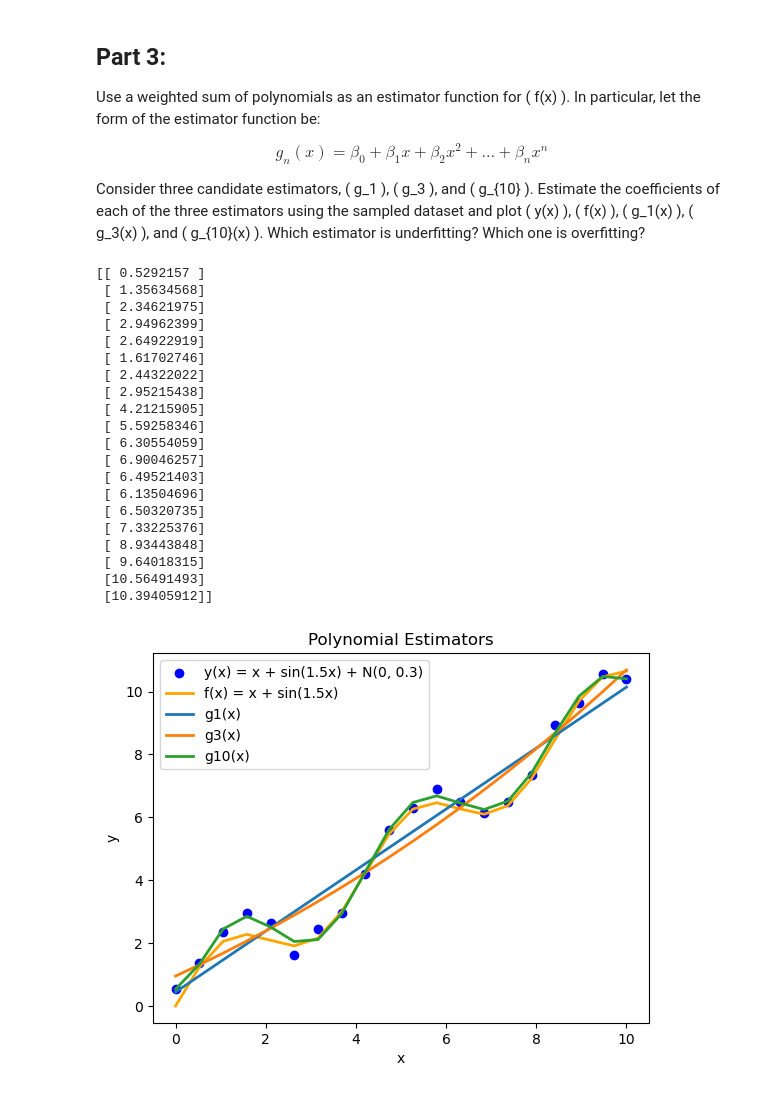
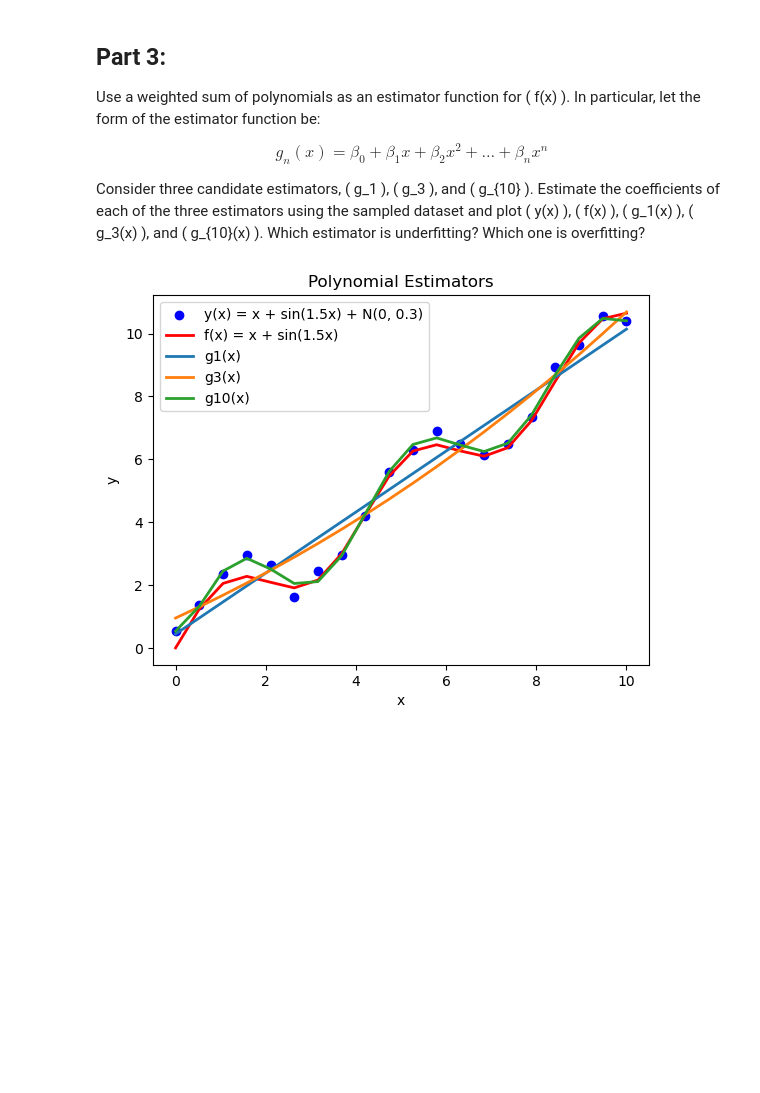
Before and after one commit to hassanazhar/COMS6998, a Jupyter notebook: Homework1/Problem1/Problem1.ipynb, the cells around one changed output. Drawn from its saved outputs; the diff is of its cells as text; code cells hidden in the pictures; blank space fills up the shorter version.

```diff
--- a/Homework1/Problem1/Problem1.ipynb
+++ b/Homework1/Problem1/Problem1.ipynb
@@ -75,58 +75,32 @@ Consider three candidate estimators, \( g_1 \), \( g_3 \), and \( g_{10} \). Est
 # %%
 import numpy as np
 import matplotlib.pyplot as plt
 
 from sklearn.preprocessing import PolynomialFeatures
 from sklearn.linear_model import LinearRegression
 from sklearn.pipeline import make_pipeline
 
 degrees = [1, 3, 10]
 np.random.seed(0)
 x = np.linspace(0, 10, 20)
 x = x[:, np.newaxis]
 y = x + np.sin(1.5 * x) + np.random.normal(0, 0.3, size=x.shape)
-print(y)
 f_x = x + np.sin(1.5 * x)
 
 plt.scatter(x, y, label="y(x) = x + sin(1.5x) + N(0, 0.3)", color='blue')
-plt.plot(x, f_x, label="f(x) = x + sin(1.5x)", color='orange', linewidth=2)
+plt.plot(x, f_x, label="f(x) = x + sin(1.5x)", color='red', linewidth=2)
 
-# Fit polynomial models for d 1, 3, 10
+
 for degree in degrees:
     model = make_pipeline(PolynomialFeatures(degree), LinearRegression())
     model.fit(x, y)
     y_pred = model.predict(x[:])
     plt.plot(x, y_pred, label=f'g{degree}(x)', linewidth=2)
 
 plt.xlabel("x")
 plt.ylabel("y")
 plt.legend()
 plt.title("Polynomial Estimators")
 plt.show()
-
-# Interpretation:
-# - g1(x) is likely underfitting the data.
-# - g10(x) is likely overfitting the data.
-# - g3(x) may provide a good balance between underfitting and overfitting.
 # %% [output]
-[[ 0.5292157 ]
- [ 1.35634568]
- [ 2.34621975]
- [ 2.94962399]
- [ 2.64922919]
- [ 1.61702746]
- [ 2.44322022]
- [ 2.95215438]
- [ 4.21215905]
- [ 5.59258346]
- [ 6.30554059]
- [ 6.90046257]
- [ 6.49521403]
- [ 6.13504696]
- [ 6.50320735]
- [ 7.33225376]
- [ 8.93443848]
- [ 9.64018315]
- [10.56491493]
- [10.39405912]]
-[figure, old version]
+[figure, new version]
```
Also changed, not shown: parts of 7 cells of this notebook, 2 other files.
